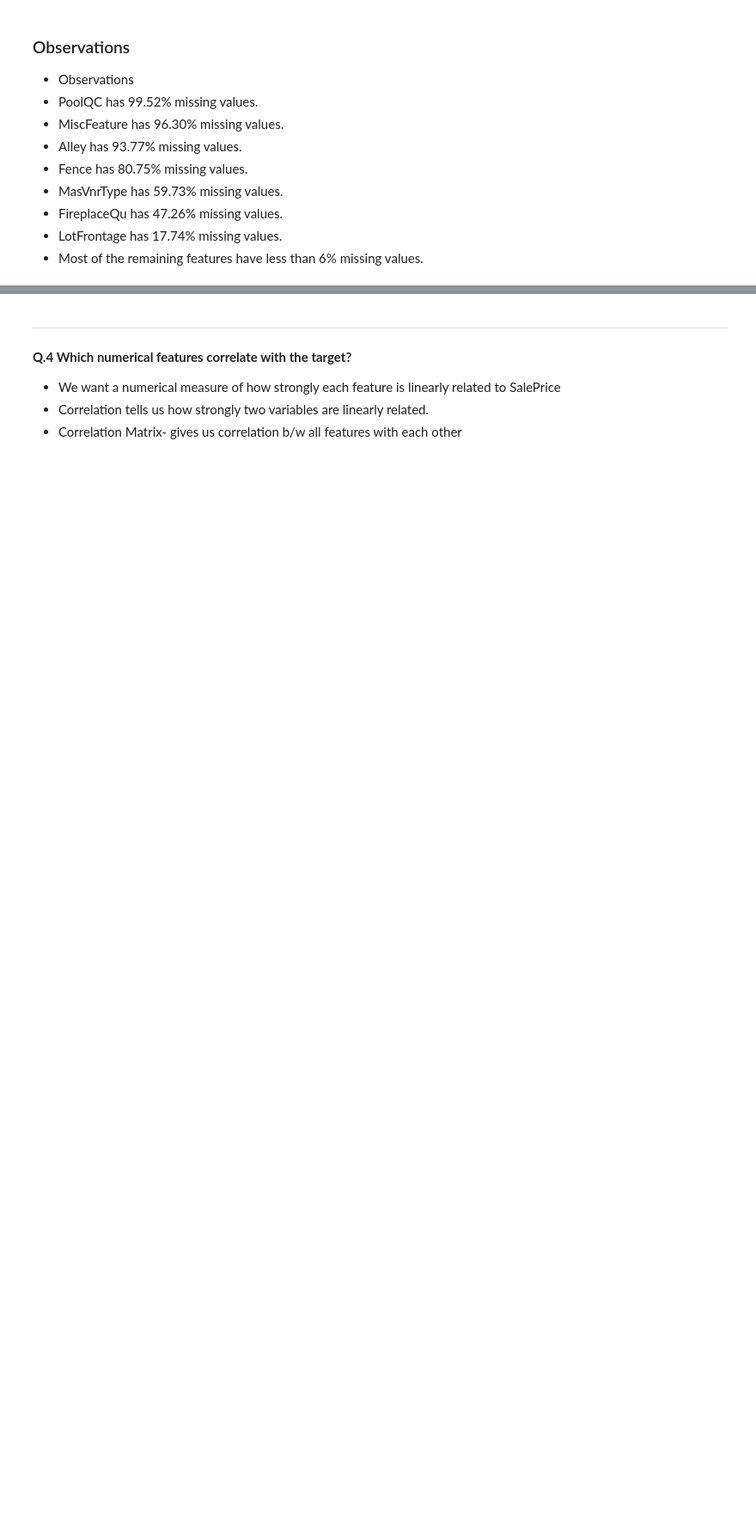
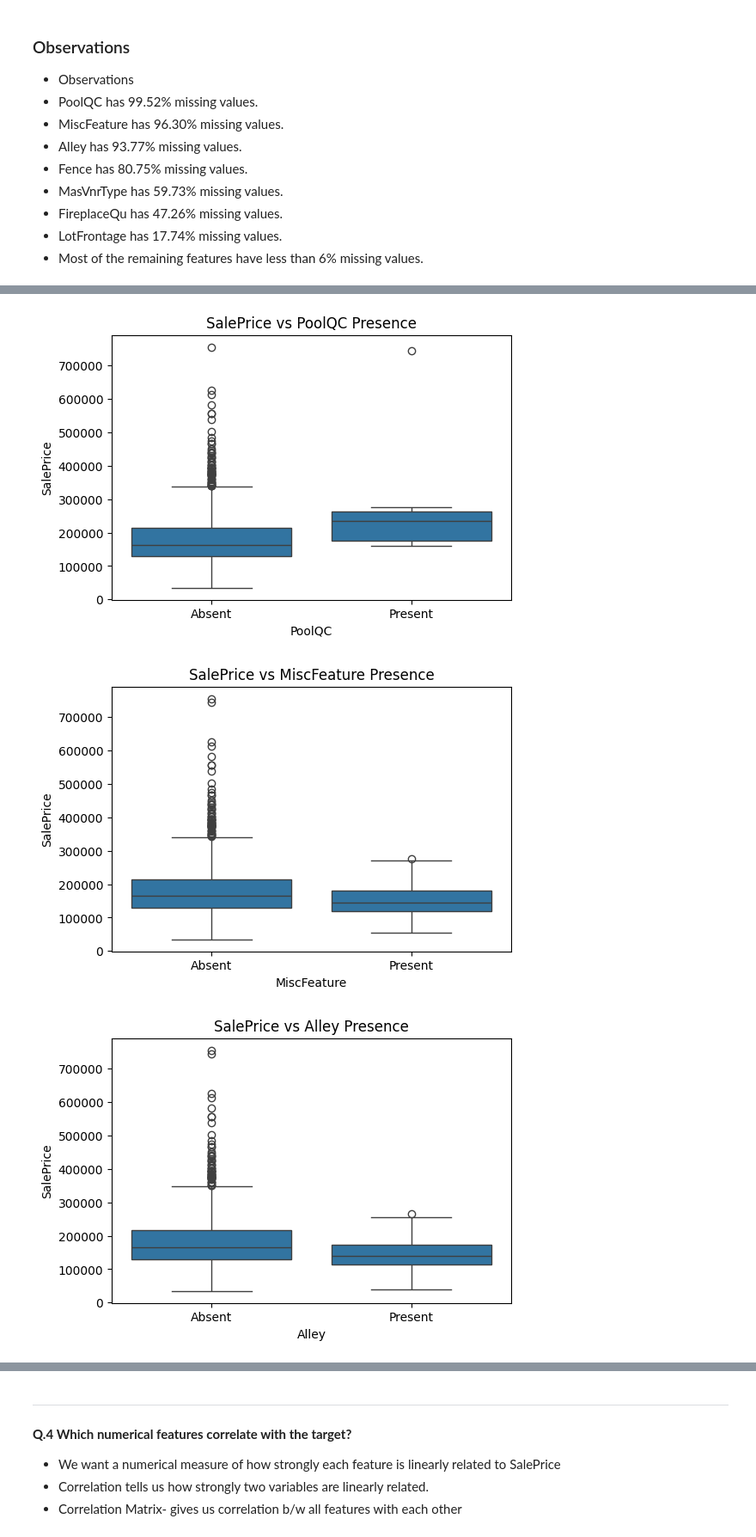
Before and after one commit to Hoshang-Warfade/House-Price-Predictor, a Jupyter notebook: notebooks/03_Exploratory_Data_Analysis.ipynb, the cells around one changed output, grey strips where cells are left out. Shown at 86% size. Cells and saved outputs as stored; diff of their text form; code cells hidden in the pictures; blank space fills up the shorter version.

Commit message:
Feature Absence vs Target Variable Analysis

```diff
--- a/notebooks/03_Exploratory_Data_Analysis.ipynb
+++ b/notebooks/03_Exploratory_Data_Analysis.ipynb
@@ -158,0 +189,49 @@ Not all missing values should be treated the same. Before preprocessing, it is i
+# %%
+absence_features = [
+    "PoolQC",
+    "MiscFeature",
+    "Alley",
+    "Fence",
+    "FireplaceQu",
+    "MasVnrType",
+    "GarageType",
+    "GarageFinish",
+    "GarageQual",
+    "GarageCond",
+    "BsmtQual",
+    "BsmtCond",
+    "BsmtExposure",
+    "BsmtFinType1",
+    "BsmtFinType2",
+]
+# %%
+import matplotlib.pyplot as plt
+import seaborn as sns
+
+for feature in absence_features:
+
+    temp = df.copy()
+
+    temp["Feature_Status"] = temp[feature].notnull().map({
+        True: "Present",
+        False: "Absent"
+    })
+
+    plt.figure(figsize=(6, 4))
+
+    sns.boxplot(
+    data=temp,
+    x="Feature_Status",
+    y="SalePrice",
+    order=["Absent", "Present"]
+)
+
+    plt.title(f"SalePrice vs {feature} Presence")
+    plt.xlabel(feature)
+    plt.ylabel("SalePrice")
+
+    plt.show()
+# %% [output]
+[figure, added]
+[figure, added]
+[figure, added]
```
Also changed, not shown: parts of 4 cells of this notebook.
